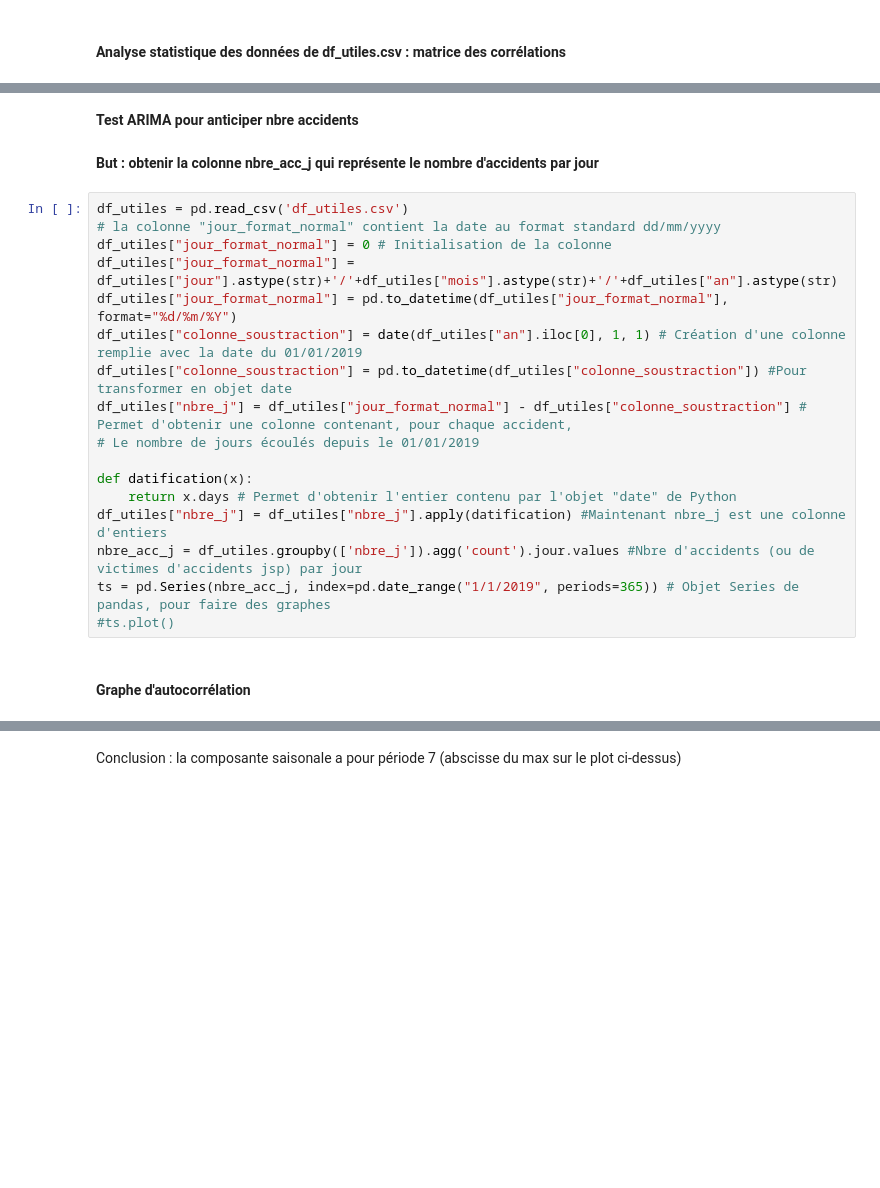
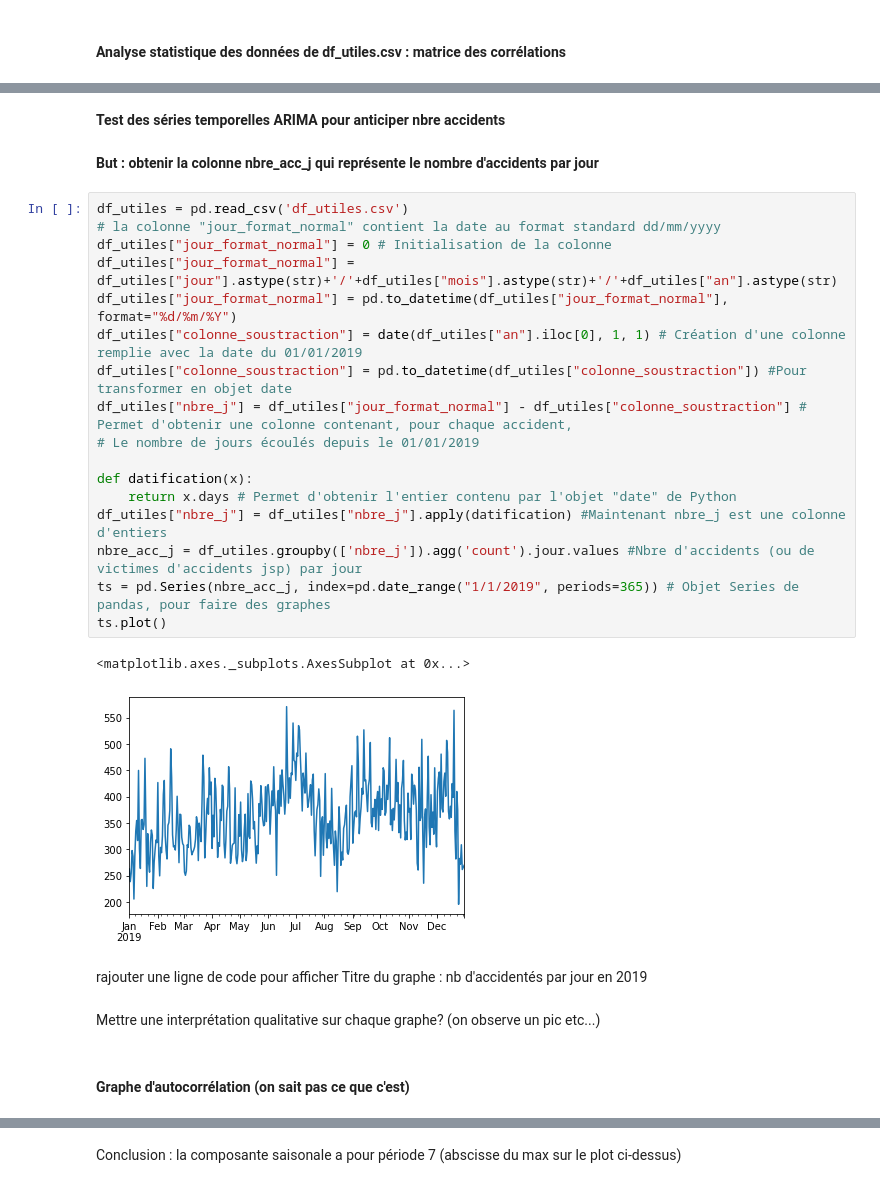
Before and after one commit to helene-78/Accidents, a Jupyter notebook: Projet_complet.ipynb, the cells around one changed output, grey strips where cells are left out. Drawn from its saved outputs; the diff is of its cells as text; blank space fills up the shorter version.

```diff
--- a/Projet_complet.ipynb
+++ b/Projet_complet.ipynb
@@ -156,26 +157,33 @@ TypeError: 'float' object cannot be interpreted as an integer
 # %% [markdown]
-**Test ARIMA pour anticiper nbre accidents**
+**Test des séries temporelles ARIMA pour anticiper nbre accidents**
 # %% [markdown]
 **But : obtenir la colonne nbre_acc_j qui représente le nombre d'accidents par jour**
 # %%
 df_utiles = pd.read_csv('df_utiles.csv')
 # la colonne "jour_format_normal" contient la date au format standard dd/mm/yyyy
 df_utiles["jour_format_normal"] = 0 # Initialisation de la colonne
 df_utiles["jour_format_normal"] = df_utiles["jour"].astype(str)+'/'+df_utiles["mois"].astype(str)+'/'+df_utiles["an"].astype(str)
 df_utiles["jour_format_normal"] = pd.to_datetime(df_utiles["jour_format_normal"], format="%d/%m/%Y")
 df_utiles["colonne_soustraction"] = date(df_utiles["an"].iloc[0], 1, 1) # Création d'une colonne remplie avec la date du 01/01/2019
 df_utiles["colonne_soustraction"] = pd.to_datetime(df_utiles["colonne_soustraction"]) #Pour transformer en objet date
 df_utiles["nbre_j"] = df_utiles["jour_format_normal"] - df_utiles["colonne_soustraction"] # Permet d'obtenir une colonne contenant, pour chaque accident,
 # Le nombre de jours écoulés depuis le 01/01/2019
 
 def datification(x):
     return x.days # Permet d'obtenir l'entier contenu par l'objet "date" de Python
 df_utiles["nbre_j"] = df_utiles["nbre_j"].apply(datification) #Maintenant nbre_j est une colonne d'entiers
 nbre_acc_j = df_utiles.groupby(['nbre_j']).agg('count').jour.values #Nbre d'accidents (ou de victimes d'accidents jsp) par jour
 ts = pd.Series(nbre_acc_j, index=pd.date_range("1/1/2019", periods=365)) # Objet Series de pandas, pour faire des graphes
-#ts.plot()
+ts.plot()
+# %% [output]
+<matplotlib.axes._subplots.AxesSubplot at 0x...>
+[figure, added]
+# %% [markdown]
+rajouter une ligne de code pour afficher Titre du graphe : nb d'accidentés par jour en 2019
+# %% [markdown]
+Mettre une interprétation qualitative sur chaque graphe? (on observe un pic etc...)
 # %% [markdown]
-#### Graphe d'autocorrélation
+#### Graphe d'autocorrélation (on sait pas ce que c'est)
 # %%
 # Subtract the rolling mean
 nbre_acc_j_dataframe = pd.DataFrame(nbre_acc_j)
```
Also changed, not shown: parts of 15 cells of this notebook, 3 other files.
